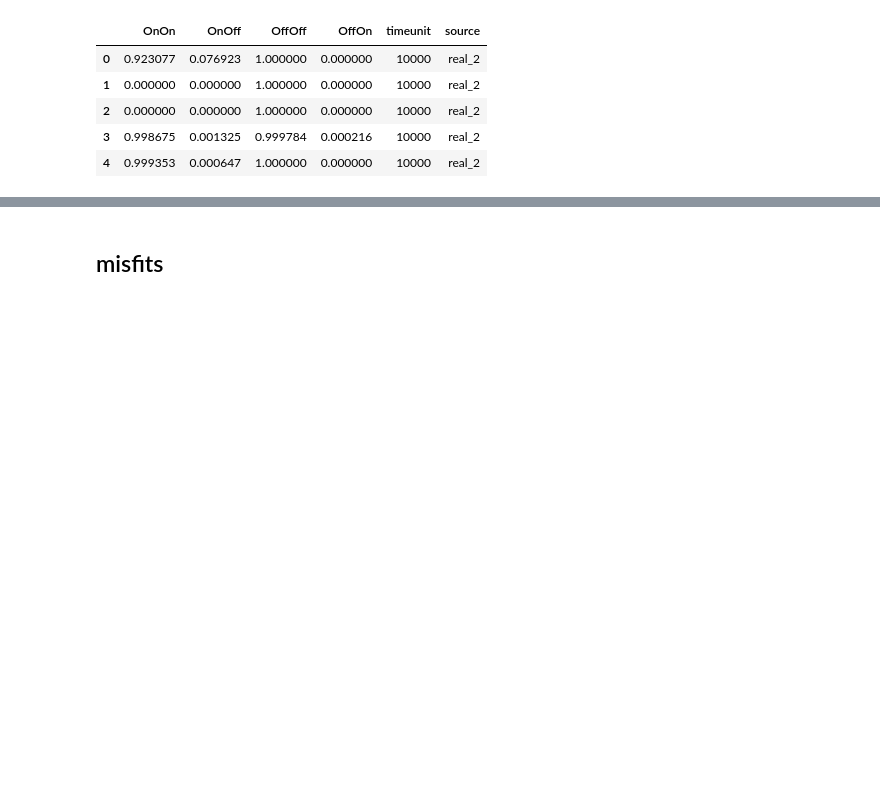
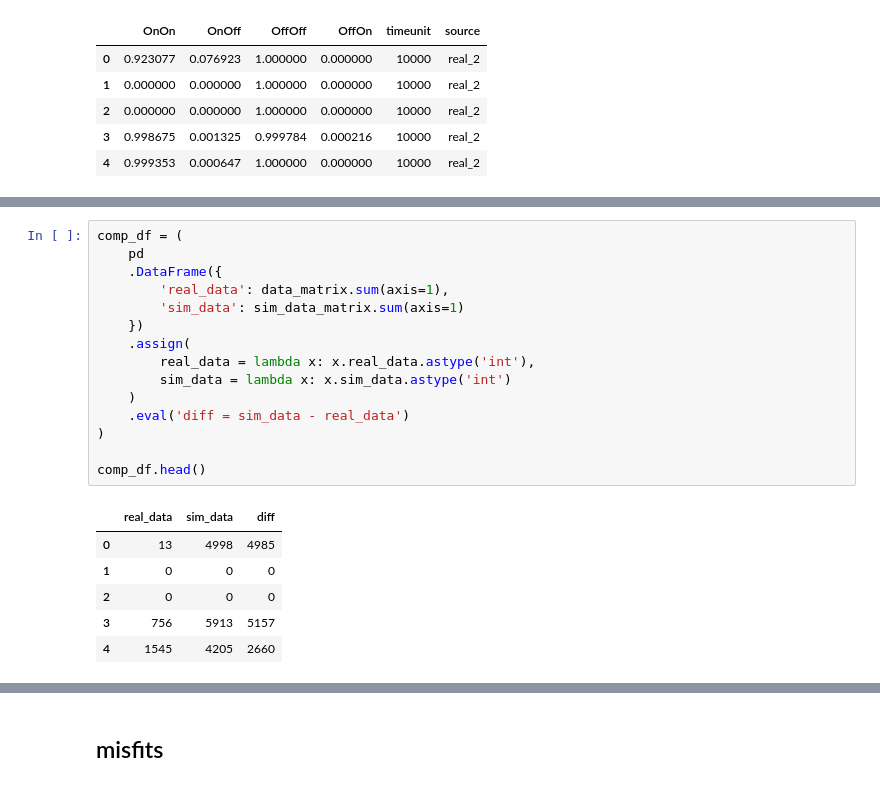
Before and after one commit to tjbergst/data-parsing, a Jupyter notebook: occupancy-prediction.ipynb, the cells around one changed output, grey strips where cells are left out. Drawn from its saved outputs; the diff is of its cells as text; blank space fills up the shorter version.

```diff
--- a/occupancy-prediction.ipynb
+++ b/occupancy-prediction.ipynb
@@ -240,0 +249,22 @@ array([0., 1., 1., 0., 1., 1., 0., 0., 1., 1., 0., 1., 1., 0., 1., 1., 0.,
+# %%
+comp_df = (
+    pd
+    .DataFrame({
+        'real_data': data_matrix.sum(axis=1),
+        'sim_data': sim_data_matrix.sum(axis=1)
+    })
+    .assign(
+        real_data = lambda x: x.real_data.astype('int'),
+        sim_data = lambda x: x.sim_data.astype('int')
+    )
+    .eval('diff = sim_data - real_data')
+)
+
+comp_df.head()
+# %% [output]
+|  | real_data | sim_data | diff |
+| 0 | 13 | 4998 | 4985 |
+| 1 | 0 | 0 | 0 |
+| 2 | 0 | 0 | 0 |
+| 3 | 756 | 5913 | 5157 |
+| 4 | 1545 | 4205 | 2660 |
```
Also changed, not shown: parts of 8 cells of this notebook, 1 other file.
